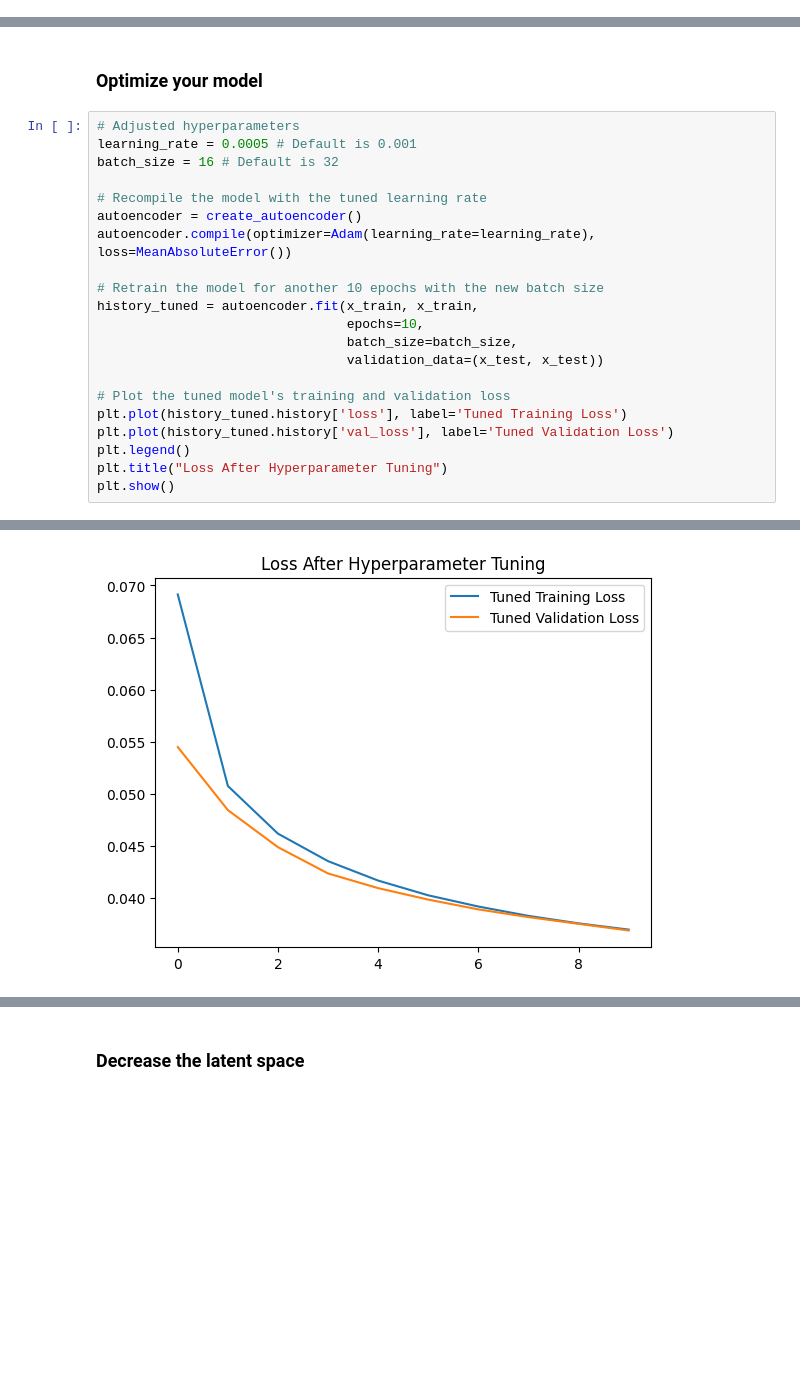
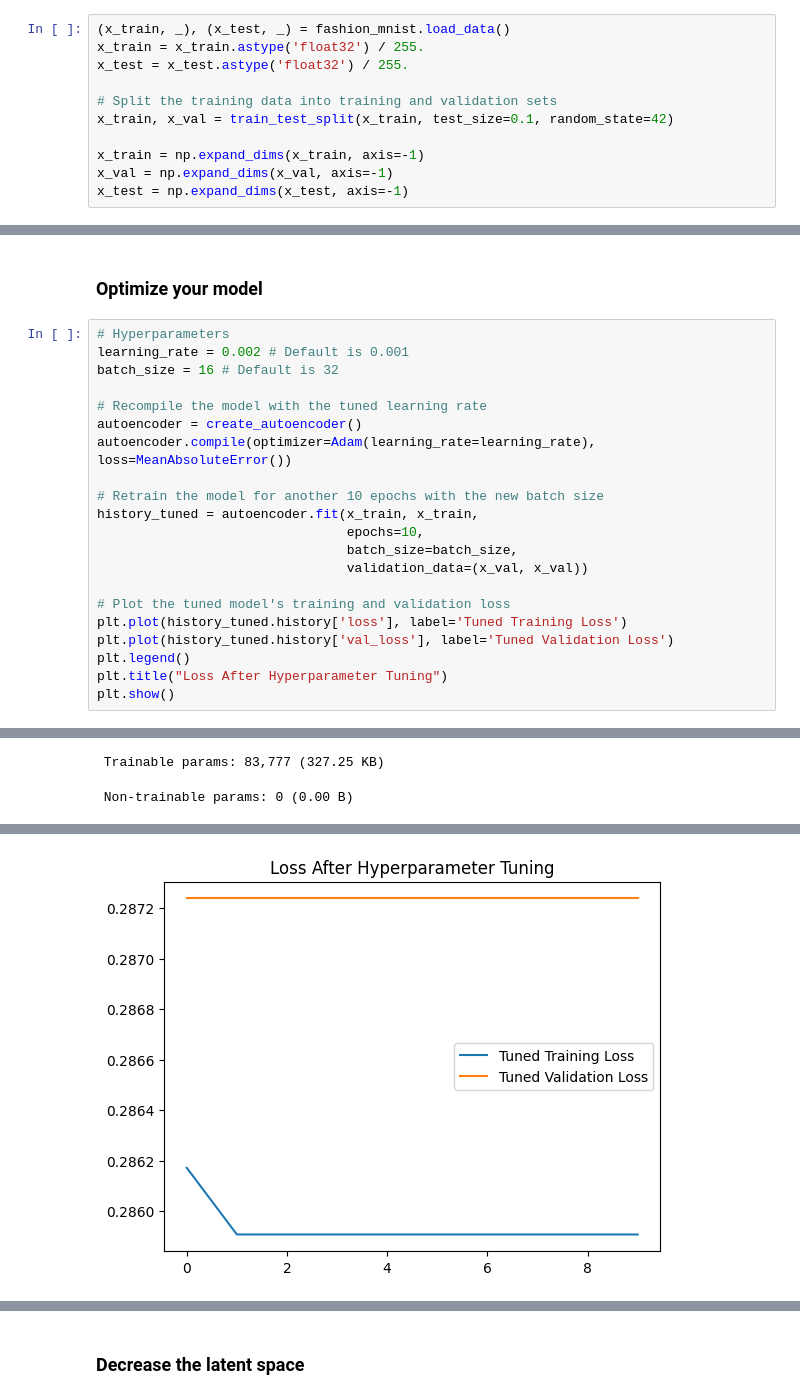
Before and after one commit to sprietjeuh/ai, a Jupyter notebook: encoding.ipynb, the cells around one changed output, grey strips where cells are left out. Saved outputs shown, nothing was run; the diff lists cells and outputs as text; blank space fills up the shorter version.

```diff
--- a/encoding.ipynb
+++ b/encoding.ipynb
@@ -20,3 +18,14 @@ x_train, x_test = np.expand_dims(x_train, -1), np.expand_dims(x_test, -1)  # Add
+# %%
+(x_train, _), (x_test, _) = fashion_mnist.load_data()
+x_train = x_train.astype('float32') / 255.
+x_test = x_test.astype('float32') / 255.
+
+# Split the training data into training and validation sets
+x_train, x_val = train_test_split(x_train, test_size=0.1, random_state=42)
+
+x_train = np.expand_dims(x_train, axis=-1)
+x_val = np.expand_dims(x_val, axis=-1)
+x_test = np.expand_dims(x_test, axis=-1)
 # %% [markdown]
 ### Train your initial model
 # %%
@@ -104,8 +118,8 @@ Epoch 10/10
 # %% [markdown]
 ### Optimize your model
 # %%
-# Adjusted hyperparameters
-learning_rate = 0.0005 # Default is 0.001
+# Hyperparameters
+learning_rate = 0.002 # Default is 0.001
 batch_size = 16 # Default is 32
 
 # Recompile the model with the tuned learning rate
@@ -116,7 +130,7 @@ autoencoder.compile(optimizer=Adam(learning_rate=learning_rate), loss=MeanAbsolu
 history_tuned = autoencoder.fit(x_train, x_train,
                                 epochs=10,
                                 batch_size=batch_size,
-                                validation_data=(x_test, x_test))
+                                validation_data=(x_val, x_val))
 
 # Plot the tuned model's training and validation loss
 plt.plot(history_tuned.history['loss'], label='Tuned Training Loss')
@@ -147,0 +151,2 @@ Epoch 10/10
+ Trainable params: 83,777 (327.25 KB)
+ Non-trainable params: 0 (0.00 B)
@@ -148,4 +173,4 @@ Epoch 10/10
-[figure, old version]
+[figure, new version]
 # %%
 # Display some reconstructed images
 def display_reconstructions(model, data, n=5):
```
Also changed, not shown: parts of 9 cells of this notebook, 3 other files.
